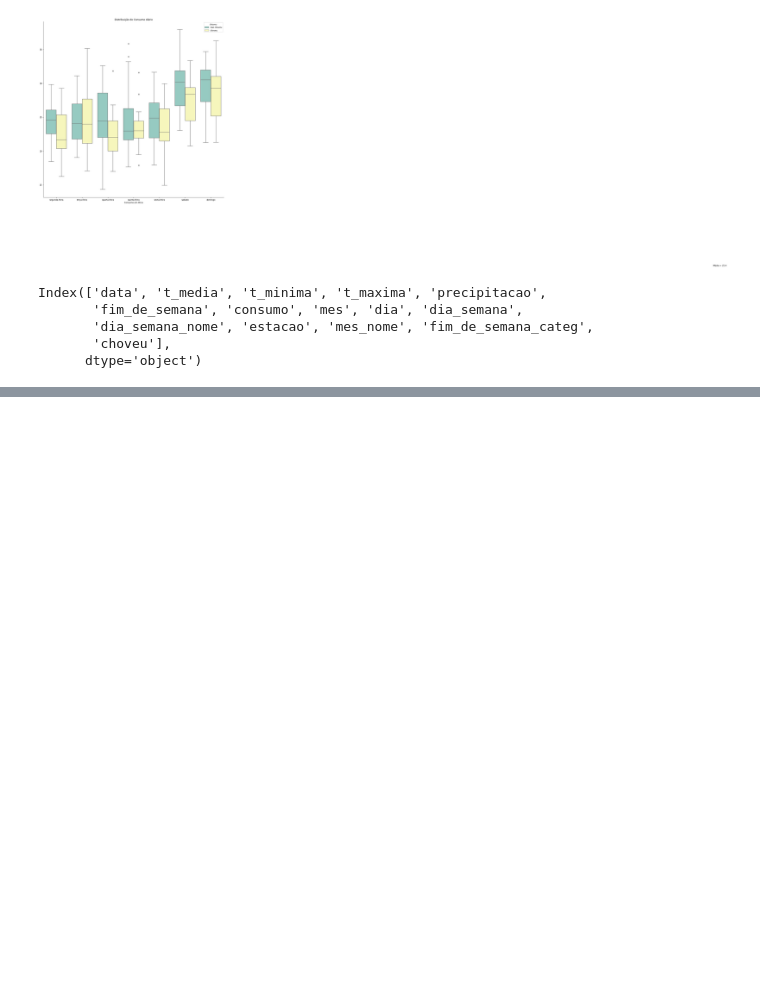
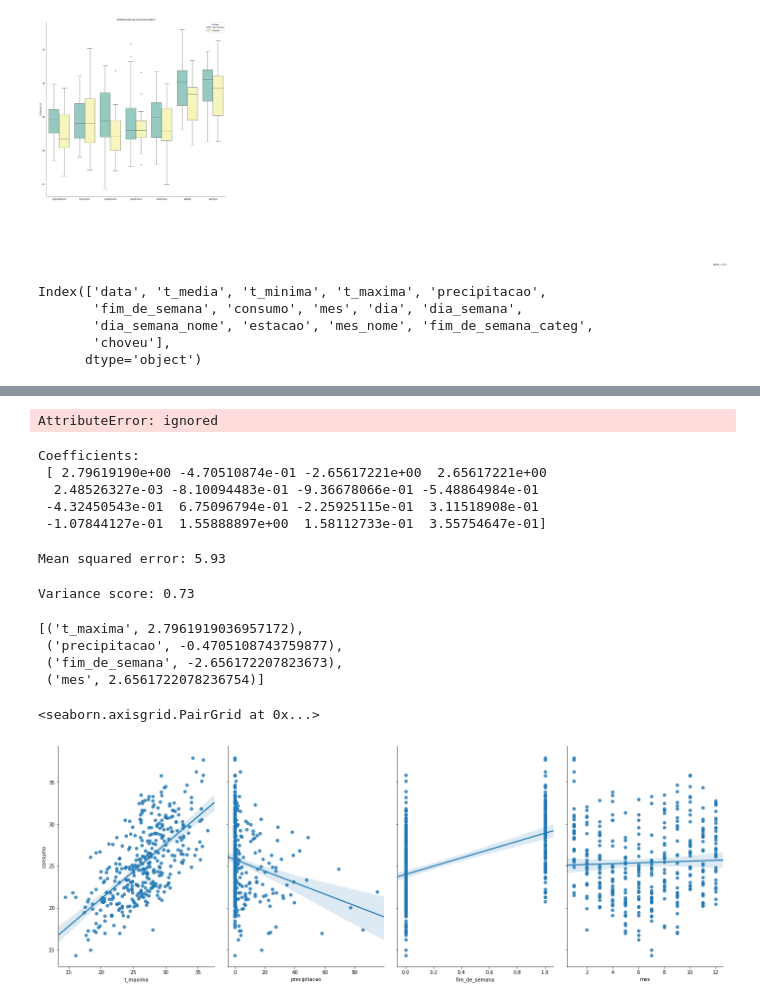
Before and after one commit to lorransr/beer_sp, a Jupyter notebook: beer_analysis.ipynb, the cells around one changed output, grey strips where cells are left out. Drawn from its saved outputs; the diff is of its cells as text; code cells hidden in the pictures; blank space fills up the shorter version.

```diff
--- a/beer_analysis.ipynb
+++ b/beer_analysis.ipynb
@@ -257,2 +269,35 @@ model score: 0.715
 # %%
 y_pred = regr.predict(X_test)
+# %%
+regr.named_steps["regressor"].params
+# %% [output]
+AttributeError: ignored
+# %%
+print('Coefficients: \n', regr.named_steps["regressor"].coef_)
+# %% [output]
+Coefficients:
+ [ 2.79619190e+00 -4.70510874e-01 -2.65617221e+00  2.65617221e+00
+  2.48526327e-03 -8.10094483e-01 -9.36678066e-01 -5.48864984e-01
+ -4.32450543e-01  6.75096794e-01 -2.25925115e-01  3.11518908e-01
+ -1.07844127e-01  1.55888897e+00  1.58112733e-01  3.55754647e-01]
+# %%
+print("Mean squared error: %.2f"
+      % mean_squared_error(y_test, y_pred))
+# %% [output]
+Mean squared error: 5.93
+# %%
+print('Variance score: %.2f' % r2_score(y_test, y_pred))
+# %% [output]
+Variance score: 0.73
+# %%
+list(zip(choosen_values, regr.named_steps["regressor"].coef_))
+# %% [output]
+[('t_maxima', 2.7961919036957172),
+ ('precipitacao', -0.4705108743759877),
+ ('fim_de_semana', -2.656172207823673),
+ ('mes', 2.6561722078236754)]
+# %%
+sns.pairplot(df, x_vars=['t_maxima','precipitacao','fim_de_semana',"mes"], y_vars='consumo', size=7, aspect=0.7, kind='reg')
+# %% [output]
+<seaborn.axisgrid.PairGrid at 0x...>
+[figure, added]
```
Also changed, not shown: parts of 10 cells of this notebook.
